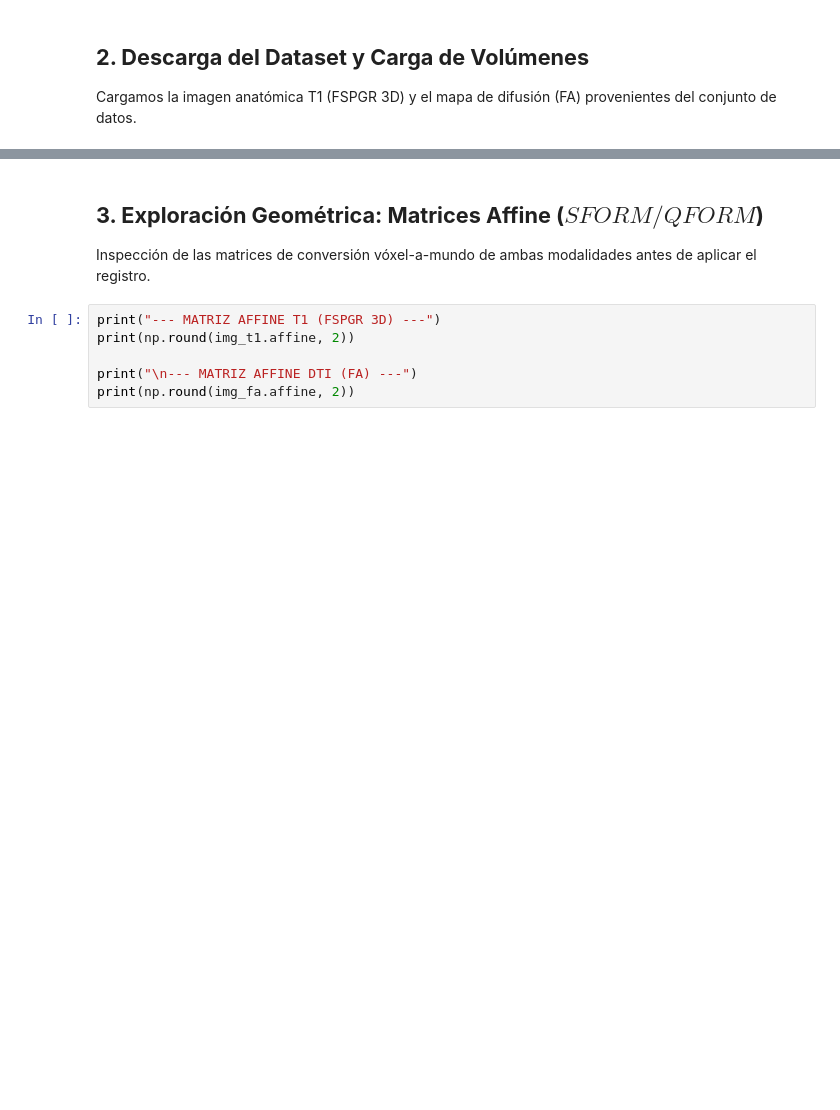
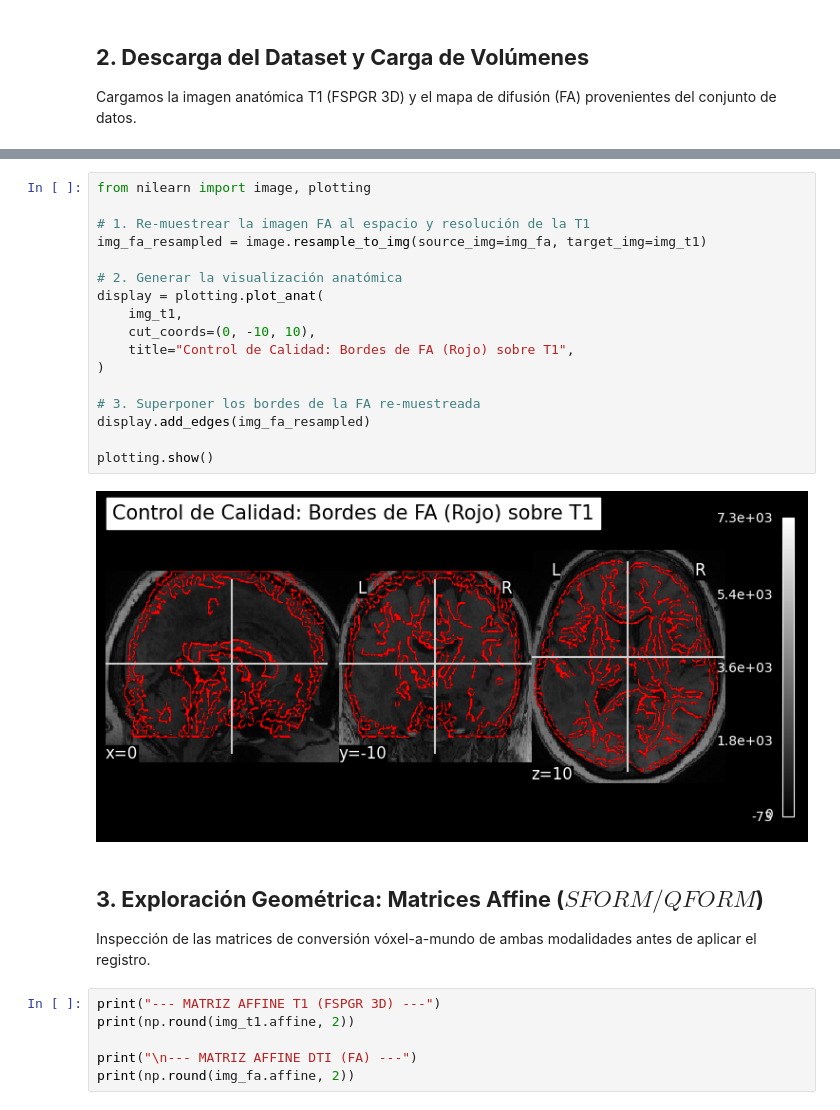
Before and after one commit to pamelaFranco/Laboratorio-Imagenes, a Jupyter notebook: codigos/registration.ipynb, the cells around one changed output, grey strips where cells are left out. Drawn from its saved outputs; the diff is of its cells as text; blank space fills up the shorter version.

```diff
--- a/codigos/registration.ipynb
+++ b/codigos/registration.ipynb
@@ -114,3 +158,22 @@ FA Shape: (78, 94, 68) | Voxel Size: (np.float32(2.0), np.float32(2.0), np.float
+# %%
+from nilearn import image, plotting
+
+# 1. Re-muestrear la imagen FA al espacio y resolución de la T1
+img_fa_resampled = image.resample_to_img(source_img=img_fa, target_img=img_t1)
+
+# 2. Generar la visualización anatómica
+display = plotting.plot_anat(
+    img_t1,
+    cut_coords=(0, -10, 10),
+    title="Control de Calidad: Bordes de FA (Rojo) sobre T1",
+)
+
+# 3. Superponer los bordes de la FA re-muestreada
+display.add_edges(img_fa_resampled)
+
+plotting.show()
+# %% [output]
+[figure, added]
 # %% [markdown]
 ## **3. Exploración Geométrica: Matrices Affine ($SFORM/QFORM$)**
 
```
Also changed, not shown: parts of 8 cells of this notebook.
